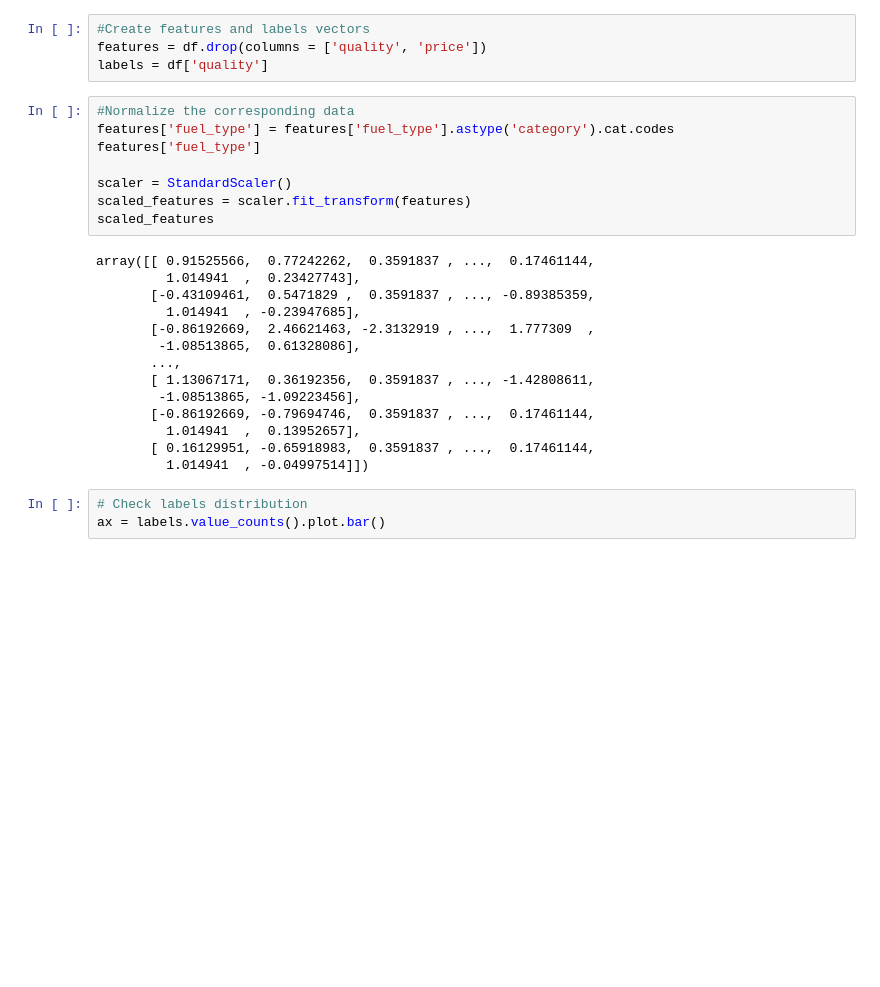
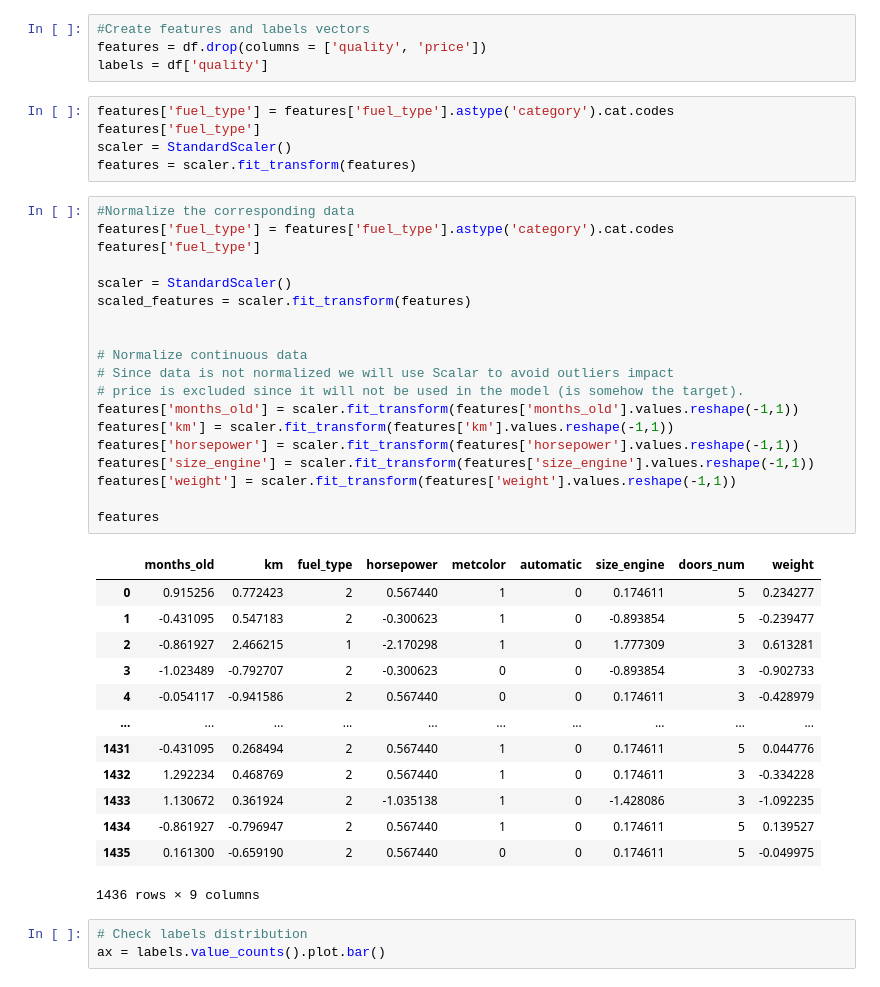
Before and after one commit to mtablado/uoc2022_deeplearning_pec1, a Jupyter notebook: 20212_M2_875_PEC1_Enunciado.ipynb, the cells around one changed output. Drawn from its saved outputs; the diff is of its cells as text; blank space fills up the shorter version.

```diff
--- a/20212_M2_875_PEC1_Enunciado.ipynb
+++ b/20212_M2_875_PEC1_Enunciado.ipynb
@@ -241,27 +240,43 @@ df.describe
 features = df.drop(columns = ['quality', 'price'])
 labels = df['quality']
 # %%
-#Normalize the corresponding data
 features['fuel_type'] = features['fuel_type'].astype('category').cat.codes
 features['fuel_type']
-
 scaler = StandardScaler()
-scaled_features = scaler.fit_transform(features)
-scaled_features
+features = scaler.fit_transform(features)
-# %% [output]
-array([[ 0.91525566,  0.77242262,  0.3591837 , ...,  0.17461144,
-         1.014941  ,  0.23427743],
-       [-0.43109461,  0.5471829 ,  0.3591837 , ..., -0.89385359,
-         1.014941  , -0.23947685],
-       [-0.86192669,  2.46621463, -2.3132919 , ...,  1.777309  ,
-        -1.08513865,  0.61328086],
-       ...,
-       [ 1.13067171,  0.36192356,  0.3591837 , ..., -1.42808611,
-        -1.08513865, -1.09223456],
-       [-0.86192669, -0.79694746,  0.3591837 , ...,  0.17461144,
-         1.014941  ,  0.13952657],
-       [ 0.16129951, -0.65918983,  0.3591837 , ...,  0.17461144,
-         1.014941  , -0.04997514]])
+# %%
+#Normalize the corresponding data
+features['fuel_type'] = features['fuel_type'].astype('category').cat.codes
+features['fuel_type']
+
+scaler = StandardScaler()
+scaled_features = scaler.fit_transform(features)
+
+
+# Normalize continuous data
+# Since data is not normalized we will use Scalar to avoid outliers impact
+# price is excluded since it will not be used in the model (is somehow the target).
+features['months_old'] = scaler.fit_transform(features['months_old'].values.reshape(-1,1))
+features['km'] = scaler.fit_transform(features['km'].values.reshape(-1,1))
+features['horsepower'] = scaler.fit_transform(features['horsepower'].values.reshape(-1,1))
+features['size_engine'] = scaler.fit_transform(features['size_engine'].values.reshape(-1,1))
+features['weight'] = scaler.fit_transform(features['weight'].values.reshape(-1,1))
+
+features
+# %% [output]
+|  | months_old | km | fuel_type | horsepower | metcolor | automatic | size_engine | doors_num | weight |
+| 0 | 0.915256 | 0.772423 | 2 | 0.567440 | 1 | 0 | 0.174611 | 5 | 0.234277 |
+| 1 | -0.431095 | 0.547183 | 2 | -0.300623 | 1 | 0 | -0.893854 | 5 | -0.239477 |
+| 2 | -0.861927 | 2.466215 | 1 | -2.170298 | 1 | 0 | 1.777309 | 3 | 0.613281 |
+| 3 | -1.023489 | -0.792707 | 2 | -0.300623 | 0 | 0 | -0.893854 | 3 | -0.902733 |
+| 4 | -0.054117 | -0.941586 | 2 | 0.567440 | 0 | 0 | 0.174611 | 3 | -0.428979 |
+| ... | ... | ... | ... | ... | ... | ... | ... | ... | ... |
+| 1431 | -0.431095 | 0.268494 | 2 | 0.567440 | 1 | 0 | 0.174611 | 5 | 0.044776 |
+| 1432 | 1.292234 | 0.468769 | 2 | 0.567440 | 1 | 0 | 0.174611 | 3 | -0.334228 |
+| 1433 | 1.130672 | 0.361924 | 2 | -1.035138 | 1 | 0 | -1.428086 | 3 | -1.092235 |
+| 1434 | -0.861927 | -0.796947 | 2 | 0.567440 | 1 | 0 | 0.174611 | 5 | 0.139527 |
+| 1435 | 0.161300 | -0.659190 | 2 | 0.567440 | 0 | 0 | 0.174611 | 5 | -0.049975 |
+1436 rows × 9 columns
 # %%
 # Check labels distribution
 ax = labels.value_counts().plot.bar()
```
Also changed, not shown: parts of 15 cells of this notebook.
